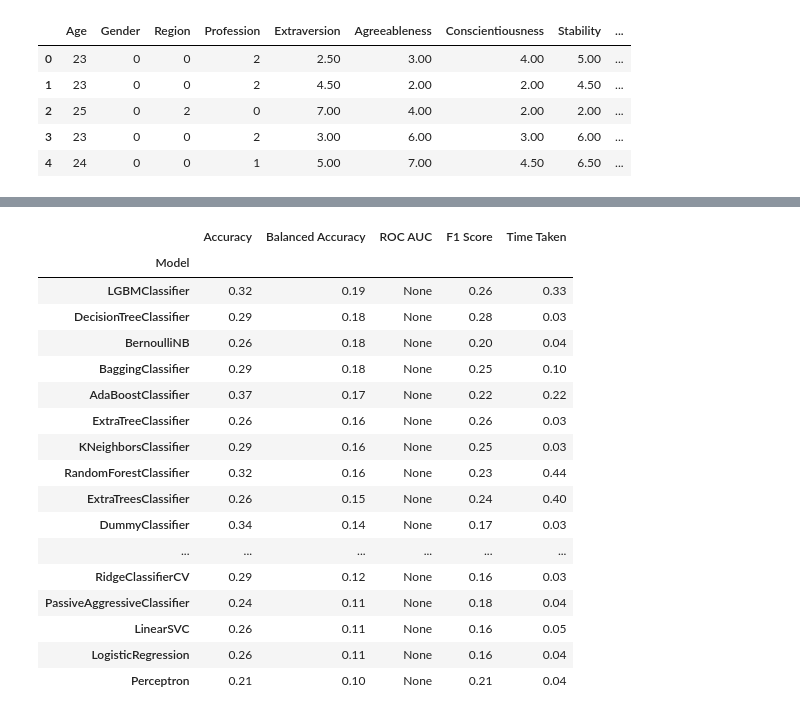
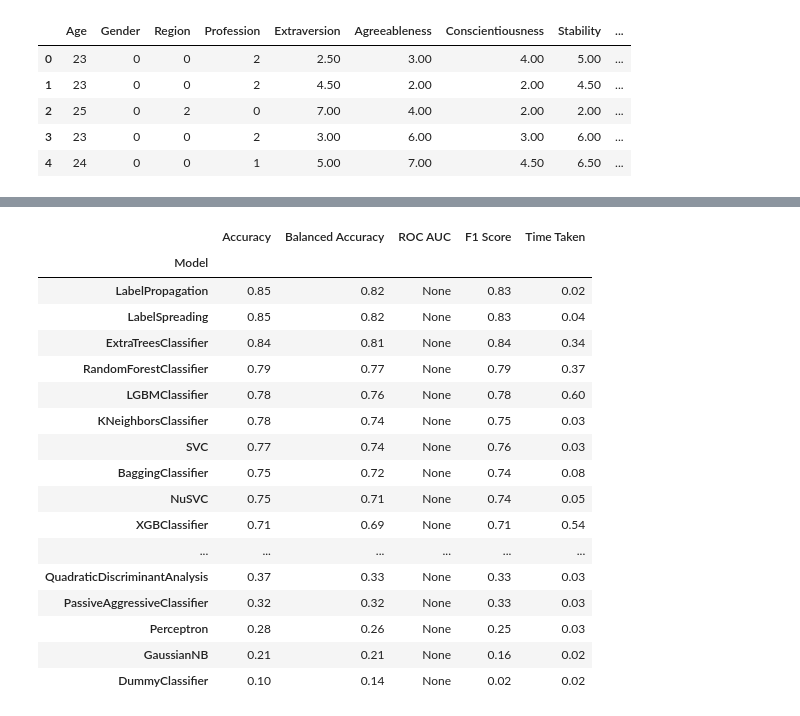
Before and after one commit to NAyeshaKhan/Music_App, a Jupyter notebook: Music Rec LazyClassifier.ipynb, the cells around one changed output, grey strips where cells are left out. Drawn from its saved outputs; the diff is of its cells as text; code cells hidden in the pictures.

```diff
--- a/Music Rec LazyClassifier.ipynb
+++ b/Music Rec LazyClassifier.ipynb
@@ -61,0 +71,18 @@ X=df[['Age','Gender', 'Region','Profession', 'Extraversion','Agreeableness','Con
+# %%
+#SMOTE model
+oversample = SMOTE(k_neighbors = 2)
+X=df[['Age','Gender', 'Region','Profession', 'Extraversion','Agreeableness','Conscientiousness', 'Stability','Openness']]
+#For Happy
+y_happy=df['Happy']
+
+y_happy= LabelEncoder().fit_transform(y_happy)
+# transform the dataset
+X_happy, y_happy= oversample.fit_resample(X, y_happy)
+# summarize distribution
+counter = Counter(y_happy)
+for k,v in counter.items():
+ per = v / len(y_happy) * 100
+ print('Class=%d, n=%d (%.3f%%)' % (k, v, per))
+# plot the distribution
+pyplot.bar(counter.keys(), counter.values())
+pyplot.show()
@@ -62,27 +98,25 @@ X=df[['Age','Gender', 'Region','Profession', 'Extraversion','Agreeableness','Con
 # %%
 #Model testing for Happy
-y=df['Happy']
-X_train,X_test,y_train,y_test=train_test_split(X.values,y,test_size = 0.25, random_state = 1000)
-
+X_train, X_test, y_train, y_test = train_test_split(X_happy, y_happy, test_size=0.2, random_state=1)
 clf = LazyClassifier(verbose=0,ignore_warnings=True, custom_metric=None)
 happy_models,predictions = clf.fit(X_train, X_test, y_train, y_test)
 happy_models
 # %% [output]
 |  | Accuracy | Balanced Accuracy | ROC AUC | F1 Score | Time Taken |
 | Model |  |  |  |  |  |
-| LGBMClassifier | 0.32 | 0.19 | None | 0.26 | 0.33 |
-| DecisionTreeClassifier | 0.29 | 0.18 | None | 0.28 | 0.03 |
-| BernoulliNB | 0.26 | 0.18 | None | 0.20 | 0.04 |
-| BaggingClassifier | 0.29 | 0.18 | None | 0.25 | 0.10 |
-| AdaBoostClassifier | 0.37 | 0.17 | None | 0.22 | 0.22 |
-| ExtraTreeClassifier | 0.26 | 0.16 | None | 0.26 | 0.03 |
-| KNeighborsClassifier | 0.29 | 0.16 | None | 0.25 | 0.03 |
-| RandomForestClassifier | 0.32 | 0.16 | None | 0.23 | 0.44 |
-| ExtraTreesClassifier | 0.26 | 0.15 | None | 0.24 | 0.40 |
-| DummyClassifier | 0.34 | 0.14 | None | 0.17 | 0.03 |
+| LabelPropagation | 0.85 | 0.82 | None | 0.83 | 0.02 |
+| LabelSpreading | 0.85 | 0.82 | None | 0.83 | 0.04 |
+| ExtraTreesClassifier | 0.84 | 0.81 | None | 0.84 | 0.34 |
+| RandomForestClassifier | 0.79 | 0.77 | None | 0.79 | 0.37 |
+| LGBMClassifier | 0.78 | 0.76 | None | 0.78 | 0.60 |
+| KNeighborsClassifier | 0.78 | 0.74 | None | 0.75 | 0.03 |
+| SVC | 0.77 | 0.74 | None | 0.76 | 0.03 |
+| BaggingClassifier | 0.75 | 0.72 | None | 0.74 | 0.08 |
+| NuSVC | 0.75 | 0.71 | None | 0.74 | 0.05 |
+| XGBClassifier | 0.71 | 0.69 | None | 0.71 | 0.54 |
 | ... | ... | ... | ... | ... | ... |
-| RidgeClassifierCV | 0.29 | 0.12 | None | 0.16 | 0.03 |
-| PassiveAggressiveClassifier | 0.24 | 0.11 | None | 0.18 | 0.04 |
-| LinearSVC | 0.26 | 0.11 | None | 0.16 | 0.05 |
-| LogisticRegression | 0.26 | 0.11 | None | 0.16 | 0.04 |
-| Perceptron | 0.21 | 0.10 | None | 0.21 | 0.04 |
+| QuadraticDiscriminantAnalysis | 0.37 | 0.33 | None | 0.33 | 0.03 |
+| PassiveAggressiveClassifier | 0.32 | 0.32 | None | 0.33 | 0.03 |
+| Perceptron | 0.28 | 0.26 | None | 0.25 | 0.03 |
+| GaussianNB | 0.21 | 0.21 | None | 0.16 | 0.02 |
+| DummyClassifier | 0.10 | 0.14 | None | 0.02 | 0.02 |
```
Also changed, not shown: parts of 12 cells of this notebook.
